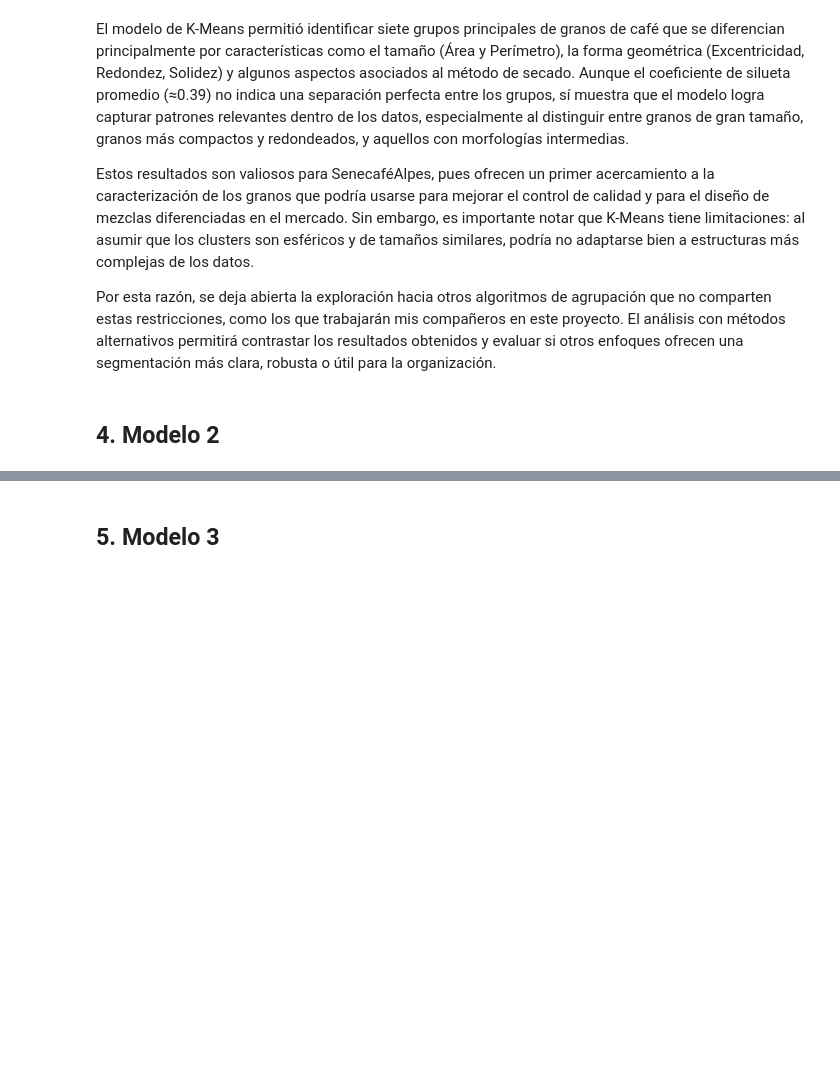
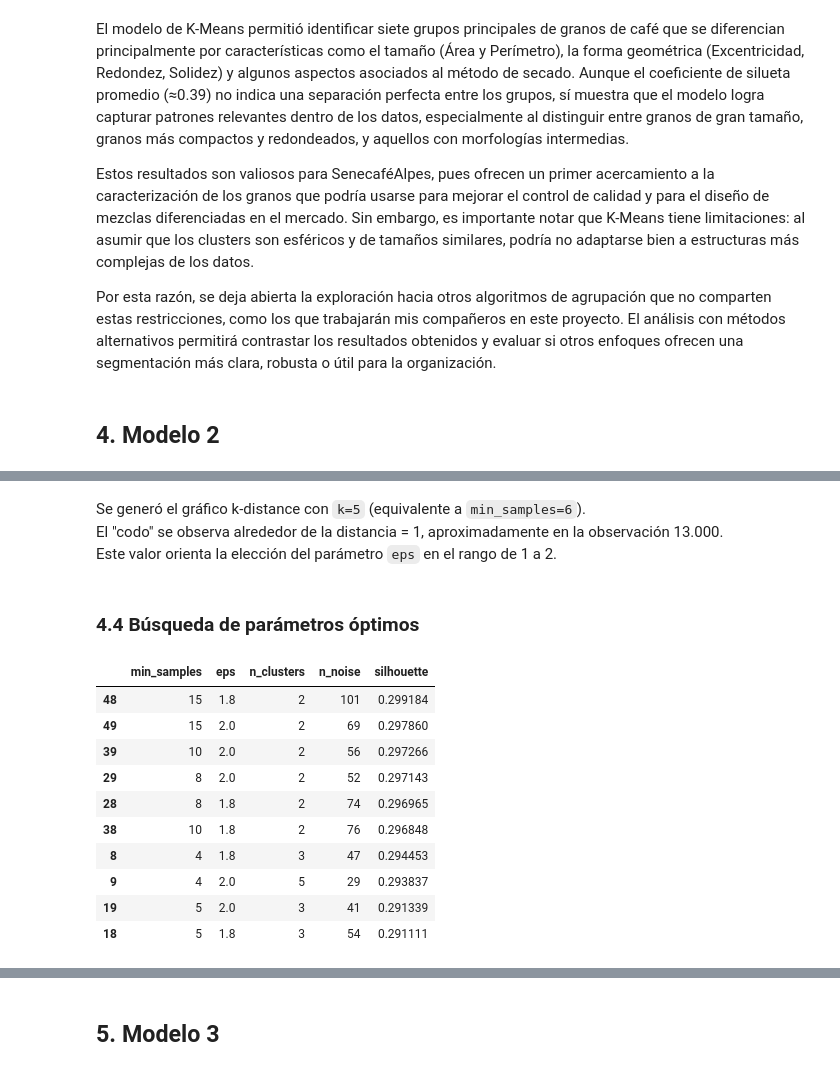
Before and after one commit to aneira3/Laboratorio2_BI, a Jupyter notebook: lab2.ipynb, the cells around one changed output, grey strips where cells are left out. Cells and saved outputs as stored; diff of their text form; code cells hidden in the pictures; blank space fills up the shorter version.

```diff
--- a/lab2.ipynb
+++ b/lab2.ipynb
@@ -468,0 +514,42 @@ Por esta razón, se deja abierta la exploración hacia otros algoritmos de agrup
+# %% [markdown]
+Se generó el gráfico k-distance con `k=5` (equivalente a `min_samples=6`).
+El "codo" se observa alrededor de la distancia = 1, aproximadamente en la observación 13.000.
+Este valor orienta la elección del parámetro `eps` en el rango de 1 a 2.
+# %% [markdown]
+### 4.4 Búsqueda de parámetros óptimos
+# %%
+# --- 4) Grid-search manual sobre eps y min_samples ---
+eps_candidates = np.linspace(0.2, 2.0, 10)  # rango a ajustar según k-distance plot
+min_samples_candidates = [4,5,8,10,15]
+
+results = []
+for ms in min_samples_candidates:
+    for eps in eps_candidates:
+        db = DBSCAN(eps=eps, min_samples=ms, metric='euclidean', n_jobs=-1)
+        labels = db.fit_predict(X_scaled)
+        n_clusters = len(set(labels)) - (1 if -1 in labels else 0)
+        n_noise = list(labels).count(-1)
+        if n_clusters > 1:
+            try:
+                sil = silhouette_score(X_scaled, labels)
+            except Exception:
+                sil = np.nan
+        else:
+            sil = np.nan
+        results.append((ms, eps, n_clusters, n_noise, sil))
+
+results_df = pd.DataFrame(results, columns=['min_samples','eps','n_clusters','n_noise','silhouette'])
+results_df = results_df.sort_values(by=['silhouette'], ascending=False)
+results_df.head(10)
+# %% [output]
+|  | min_samples | eps | n_clusters | n_noise | silhouette |
+| 48 | 15 | 1.8 | 2 | 101 | 0.299184 |
+| 49 | 15 | 2.0 | 2 | 69 | 0.297860 |
+| 39 | 10 | 2.0 | 2 | 56 | 0.297266 |
+| 29 | 8 | 2.0 | 2 | 52 | 0.297143 |
+| 28 | 8 | 1.8 | 2 | 74 | 0.296965 |
+| 38 | 10 | 1.8 | 2 | 76 | 0.296848 |
+| 8 | 4 | 1.8 | 3 | 47 | 0.294453 |
+| 9 | 4 | 2.0 | 5 | 29 | 0.293837 |
+| 19 | 5 | 2.0 | 3 | 41 | 0.291339 |
+| 18 | 5 | 1.8 | 3 | 54 | 0.291111 |
```
Also changed, not shown: parts of 21 cells of this notebook.
